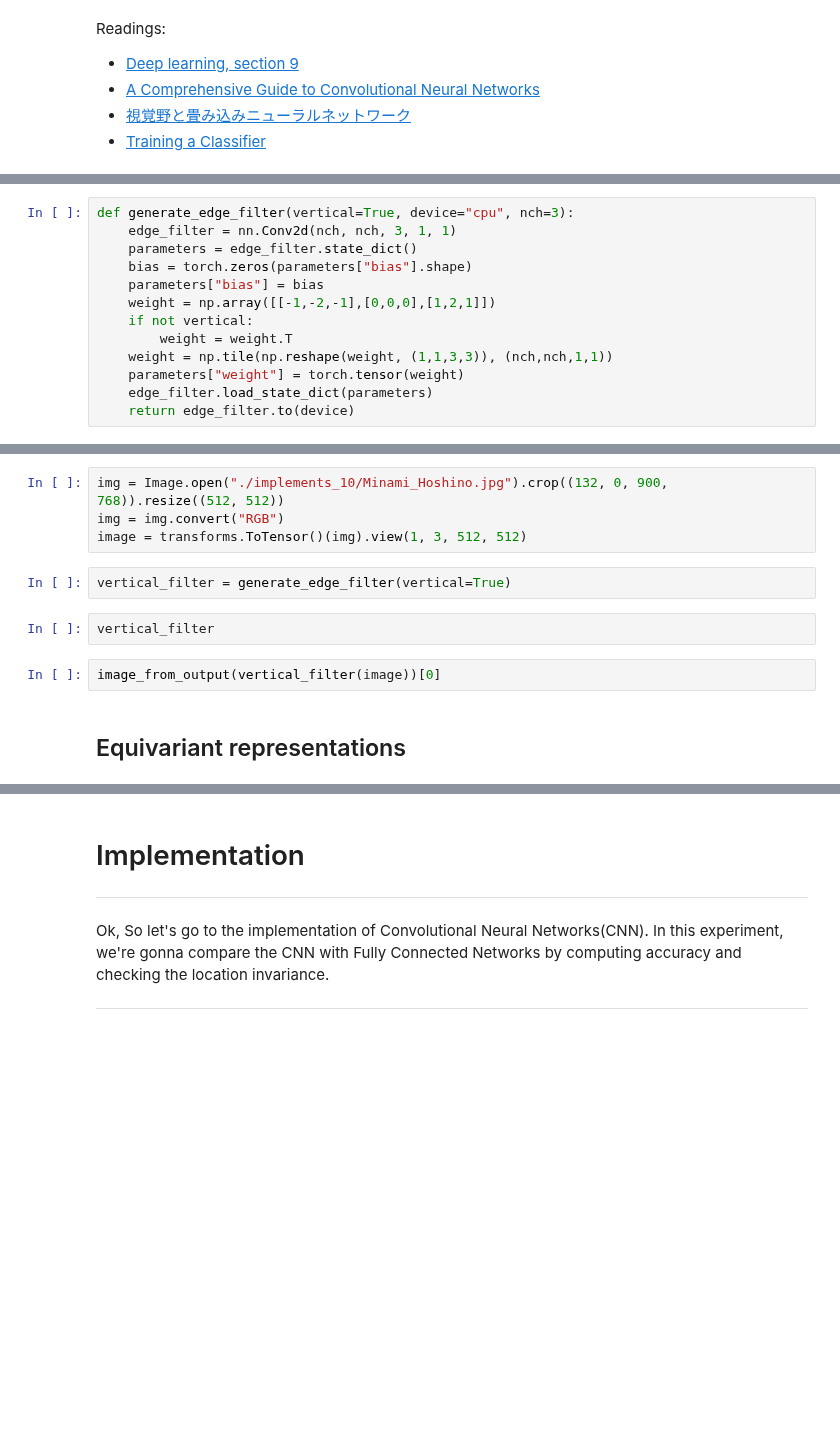
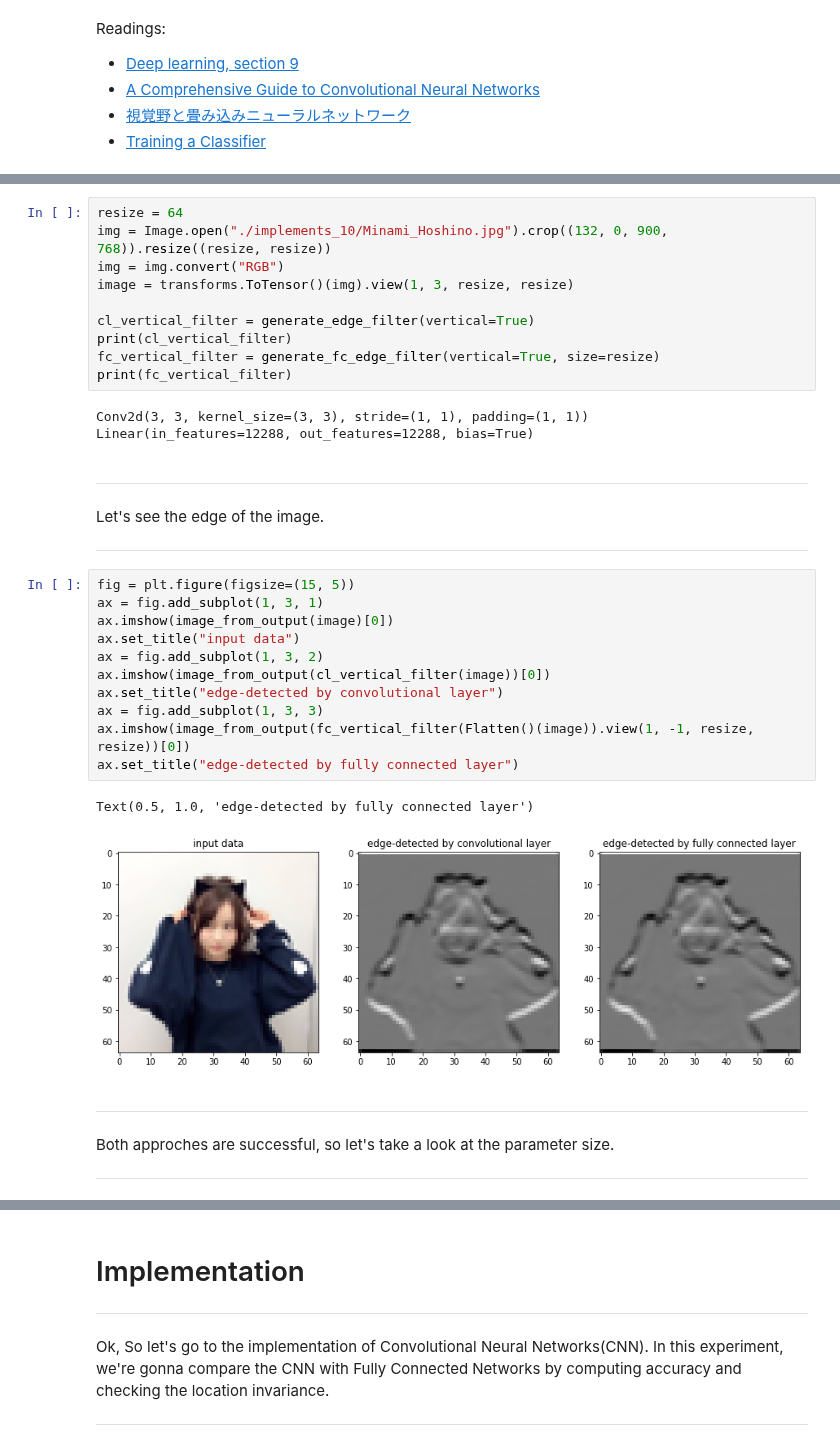
Before and after one commit to shinshoji01/gonken-lesson, a Jupyter notebook: 2020/10_Convolutional_Neural_Networks.ipynb, the cells around one changed output, grey strips where cells are left out. Cells and saved outputs as stored; diff of their text form; blank space fills up the shorter version.

```diff
--- a/2020/10_Convolutional_Neural_Networks.ipynb
+++ b/2020/10_Convolutional_Neural_Networks.ipynb
@@ -59,13 +58,0 @@ characteristics of the CNN which is important for the machine learning model to
-# %%
-def generate_edge_filter(vertical=True, device="cpu", nch=3):
-    edge_filter = nn.Conv2d(nch, nch, 3, 1, 1)
-    parameters = edge_filter.state_dict()
-    bias = torch.zeros(parameters["bias"].shape)
-    parameters["bias"] = bias
-    weight = np.array([[-1,-2,-1],[0,0,0],[1,2,1]])
-    if not vertical:
-        weight = weight.T
-    weight = np.tile(np.reshape(weight, (1,1,3,3)), (nch,nch,1,1))
-    parameters["weight"] = torch.tensor(weight)
-    edge_filter.load_state_dict(parameters)
-    return edge_filter.to(device)
@@ -72,12 +93,39 @@ def generate_edge_filter(vertical=True, device="cpu", nch=3):
 # %%
-img = Image.open("./implements_10/Minami_Hoshino.jpg").crop((132, 0, 900, 768)).resize((512, 512))
+resize = 64
+img = Image.open("./implements_10/Minami_Hoshino.jpg").crop((132, 0, 900, 768)).resize((resize, resize))
 img = img.convert("RGB")
-image = transforms.ToTensor()(img).view(1, 3, 512, 512)
+image = transforms.ToTensor()(img).view(1, 3, resize, resize)
+
+cl_vertical_filter = generate_edge_filter(vertical=True)
+print(cl_vertical_filter)
+fc_vertical_filter = generate_fc_edge_filter(vertical=True, size=resize)
+print(fc_vertical_filter)
+# %% [output]
+Conv2d(3, 3, kernel_size=(3, 3), stride=(1, 1), padding=(1, 1))
+Linear(in_features=12288, out_features=12288, bias=True)
-# %%
-vertical_filter = generate_edge_filter(vertical=True)
-# %%
-vertical_filter
-# %%
-image_from_output(vertical_filter(image))[0]
-# %% [markdown]
-## Equivariant representations
+# %% [markdown]
+---
+
+Let's see the edge of the image.
+
+---
+# %%
+fig = plt.figure(figsize=(15, 5))
+ax = fig.add_subplot(1, 3, 1)
+ax.imshow(image_from_output(image)[0])
+ax.set_title("input data")
+ax = fig.add_subplot(1, 3, 2)
+ax.imshow(image_from_output(cl_vertical_filter(image))[0])
+ax.set_title("edge-detected by convolutional layer")
+ax = fig.add_subplot(1, 3, 3)
+ax.imshow(image_from_output(fc_vertical_filter(Flatten()(image)).view(1, -1, resize, resize))[0])
+ax.set_title("edge-detected by fully connected layer")
+# %% [output]
+Text(0.5, 1.0, 'edge-detected by fully connected layer')
+[figure, added]
+# %% [markdown]
+---
+
+Both approches are successful, so let's take a look at the parameter size.
+
+---
```
Also changed, not shown: parts of 17 cells of this notebook, 5 other files.
